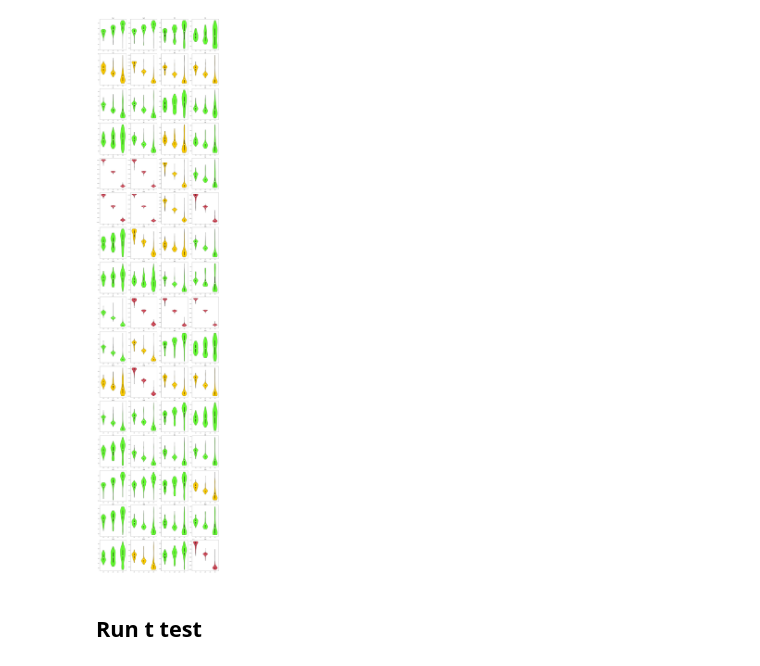
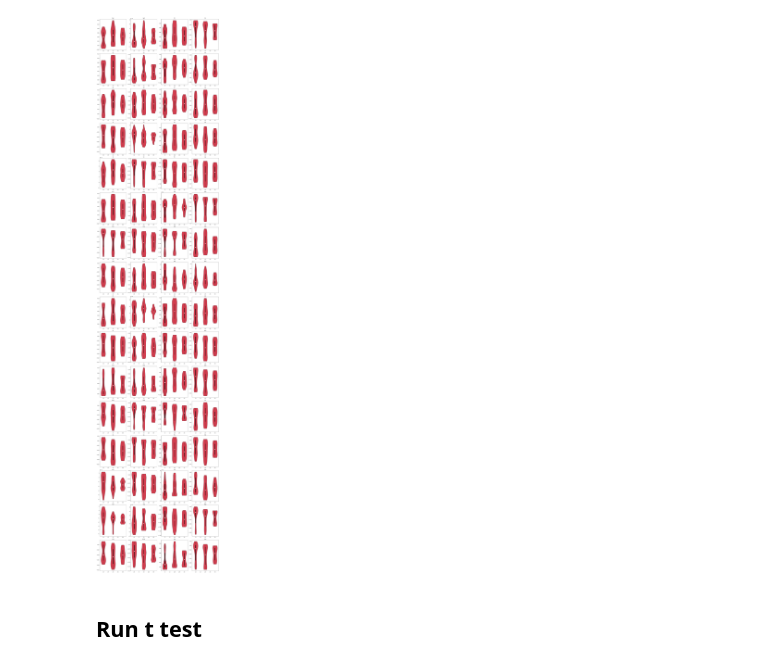
Before and after one commit to DCalhas/eeg_to_fmri, a Jupyter notebook: src/notebooks/stat_analysis.ipynb, the cells around one changed output. Drawn from its saved outputs; the diff is of its cells as text; code cells hidden in the pictures.

Commit message:
stat analysis done in time and frequency domain of the original spaceg

```diff
--- a/src/notebooks/stat_analysis.ipynb
+++ b/src/notebooks/stat_analysis.ipynb
@@ -140,6 +170,15 @@ Took  2571.8779389858246 seconds
 # %%
-freqs_x_mean = np.amax(freqs_x_channels, axis=2)
+if(raw_eeg):
+    freqs_x_mean = freqs_x_channels
 
-freqs_y_mean = np.amax(freqs_y_channels, axis=2)
+    freqs_y_mean = freqs_y_channels
 
-freqs_z_mean = np.amax(freqs_z_channels, axis=2)
+    freqs_z_mean = freqs_z_channels
+else:
+    freqs_x_mean = np.amax(freqs_x_channels, axis=2)
+
+    freqs_y_mean = np.amax(freqs_y_channels, axis=2)
+
+    freqs_z_mean = np.amax(freqs_z_channels, axis=2)
+
+freqs_x_mean
@@ -148,51 +201,57 @@ fig, axes = plt.subplots(eeg_train.shape[1]//4,4, figsize=(20,90))
 
 i = 0
 j = 0
+
 for channel in range(eeg_train.shape[1]):
 
     if(j ==4):
         i+=1
         j=0
     parts = axes[i][j].violinplot([freqs_x_mean[channel,:], freqs_y_mean[channel,:], freqs_z_mean[channel,:]],
                            showmeans=False, showmedians=False,
             showextrema=False)
 
-
-    if(np.mean(np.amax([freqs_x_mean[channel,:], freqs_y_mean[channel,:], freqs_z_mean[channel,:]], axis=1)) < 0.2):
+    if(np.mean([np.amax(freqs_x_mean[channel,:]), np.amax(freqs_y_mean[channel,:]), np.amax(freqs_z_mean[channel,:])]) < 0.2):
         facecolor='#D43F50'
-    elif(np.mean(np.amax([freqs_x_mean[channel,:], freqs_y_mean[channel,:], freqs_z_mean[channel,:]], axis=1)) < 0.4):
+    elif(np.mean([np.amax(freqs_x_mean[channel,:]), np.amax(freqs_y_mean[channel,:]), np.amax(freqs_z_mean[channel,:])]) < 0.4):
         facecolor='#ffcc00'
     else:
         facecolor="#66ff33"
     for pc in parts['bodies']:
         pc.set_facecolor(facecolor)
         pc.set_edgecolor('black')
         pc.set_alpha(1)
 
 
-    quartile1, medians, quartile3 = np.percentile([freqs_x_mean[channel,:], freqs_y_mean[channel,:], freqs_z_mean[channel,:]], [25, 50, 75], axis=1)
+    quartile1_x, medians_x, quartile3_x = np.percentile(freqs_x_mean[channel,:], [25, 50, 75])
+    quartile1_y, medians_y, quartile3_y = np.percentile(freqs_y_mean[channel,:], [25, 50, 75])
+    quartile1_z, medians_z, quartile3_z = np.percentile(freqs_z_mean[channel,:], [25, 50, 75])
+
+    quartile1 = [quartile1_x, quartile1_y, quartile1_z]
+    medians = [medians_x, medians_y, medians_z]
+    quartile3 = [quartile3_x, quartile3_y, quartile3_z]
 
     names = [1.0,2.0,3.0]
     axes[i][j].set_title(channel_names[channel])
-    axes[i][j].scatter(names, np.mean([freqs_x_mean[channel,:], freqs_y_mean[channel,:], freqs_z_mean[channel,:]], axis=1), marker='o', color='white', s=50, zorder=3)
+    axes[i][j].scatter(names, medians, marker='o', color='white', s=50, zorder=3)
     axes[i][j].vlines(names, quartile1, quartile3, color='k', linestyle='-', lw=5)
-    axes[i][j].vlines(names, np.amin([freqs_x_mean[channel,:], freqs_y_mean[channel,:], freqs_z_mean[channel,:]], axis=1), np.amax([freqs_x_mean[channel,:], freqs_y_mean[channel,:], freqs_z_mean[channel,:]], axis=1),color='k', linestyle='-', lw=1)
+    axes[i][j].vlines(names, [np.amin(freqs_x_mean[channel,:]), np.amin(freqs_y_mean[channel,:]), np.amin(freqs_z_mean[channel,:])], [np.amax(freqs_x_mean[channel,:]), np.amax(freqs_y_mean[channel,:]), np.amax(freqs_z_mean[channel,:])],color='k', linestyle='-', lw=1)
     axes[i][j].ticklabel_format(style="sci", scilimits=(-2,2))
     #plt.xticks([1.0,2.0,3.0], ["x-axis", "y-axis", "z-axis"])
 
     j+=1
 
 plt.rc('font', family='serif')
 plt.tight_layout()
 
-if(dataset = "01"):
-    fig.savefig("violin_channels_ds0001.pdf", format="pdf")
-elif(dataset = "02"):
-    fig.savefig("violin_channels_ds0002.pdf", format="pdf")
+if(dataset == "01"):
+    fig.savefig("../../plots/stat_analysis/"+analysis_setting+"_"+resample_setting[int(resampling)]+"_violin_channels_ds000001.pdf", format="pdf")
+elif(dataset == "02"):
+    fig.savefig("../../plots/stat_analysis/"+analysis_setting+"_"+resample_setting[int(resampling)]+"_violin_channels_ds000002.pdf", format="pdf")
 else:
-    fig.savefig("violin_channels_ds0002.pdf", format="pdf")
+    fig.savefig("../../plots/stat_analysis/"+analysis_setting+"_"+resample_setting[int(resampling)]+"_violin_channels_ds002158.pdf", format="pdf")
 # %% [output]
-[figure, old version]
+[figure, new version]
 # %% [markdown]
 ## Run t test
 # %%
```
Also changed, not shown: parts of 9 cells of this notebook.
